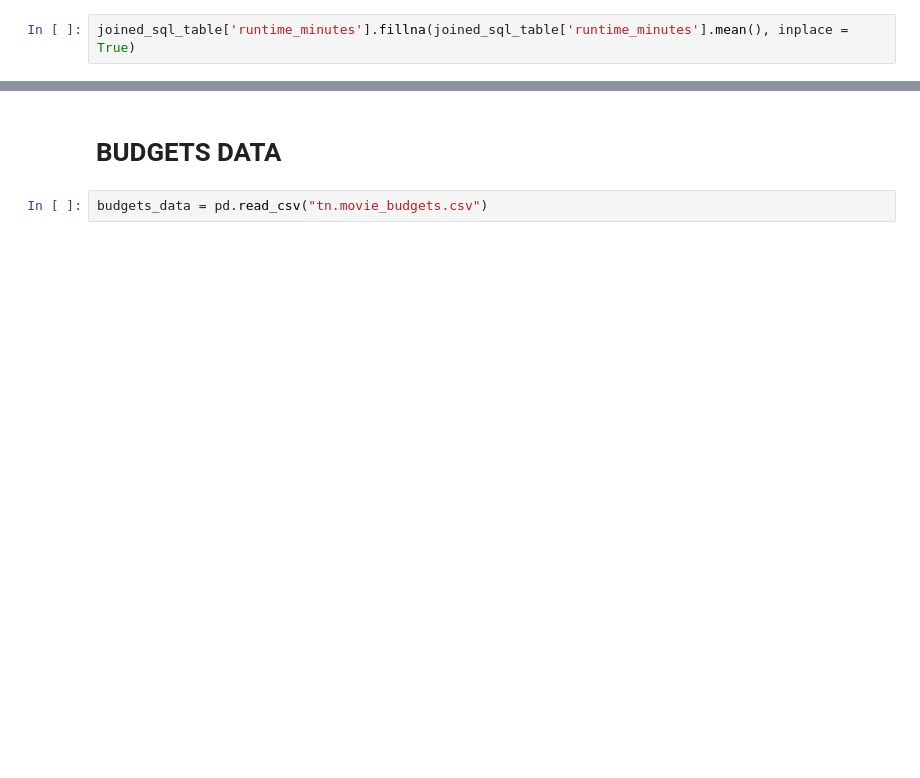
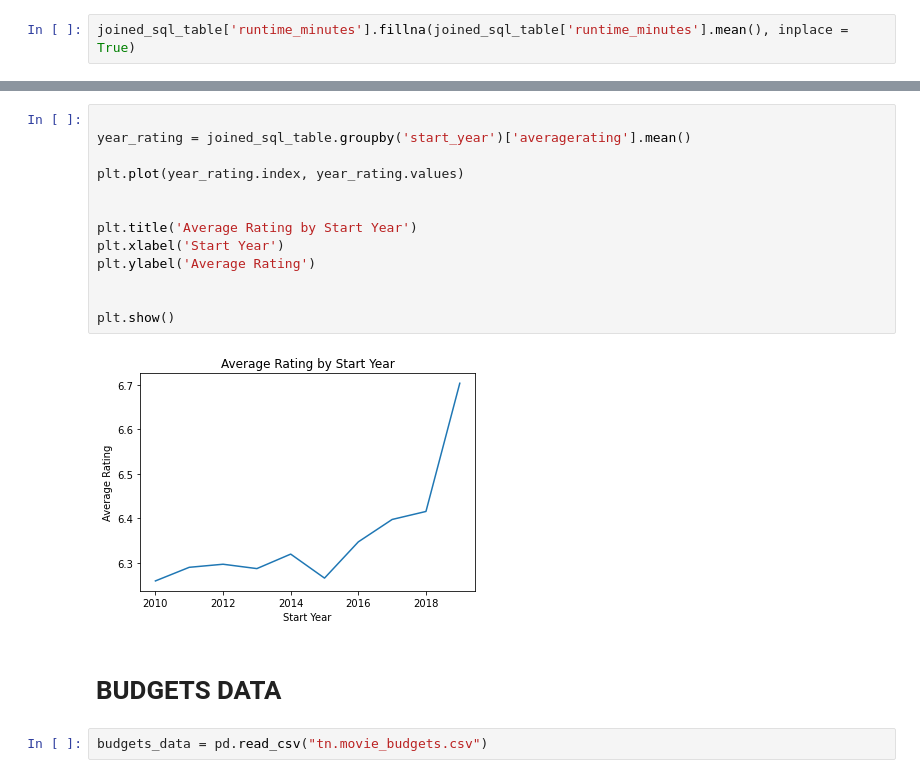
Before and after one commit to williamm243/dsc-phase-1-project-v2-4-new, a Jupyter notebook: Phase_project/student.ipynb, the cells around one changed output, grey strips where cells are left out. Saved outputs shown, nothing was run; the diff lists cells and outputs as text; blank space fills up the shorter version.

```diff
--- a/Phase_project/student.ipynb
+++ b/Phase_project/student.ipynb
@@ -339,3 +435,18 @@ plt.hist(joined_sql_table['averagerating'],bins = 10);
+# %%
+
+year_rating = joined_sql_table.groupby('start_year')['averagerating'].mean()
+
+plt.plot(year_rating.index, year_rating.values)
+
+
+plt.title('Average Rating by Start Year')
+plt.xlabel('Start Year')
+plt.ylabel('Average Rating')
+
+
+plt.show()
+# %% [output]
+[figure, added]
 # %% [markdown]
 # BUDGETS DATA
 # %%
```
Also changed, not shown: parts of 53 cells of this notebook.
